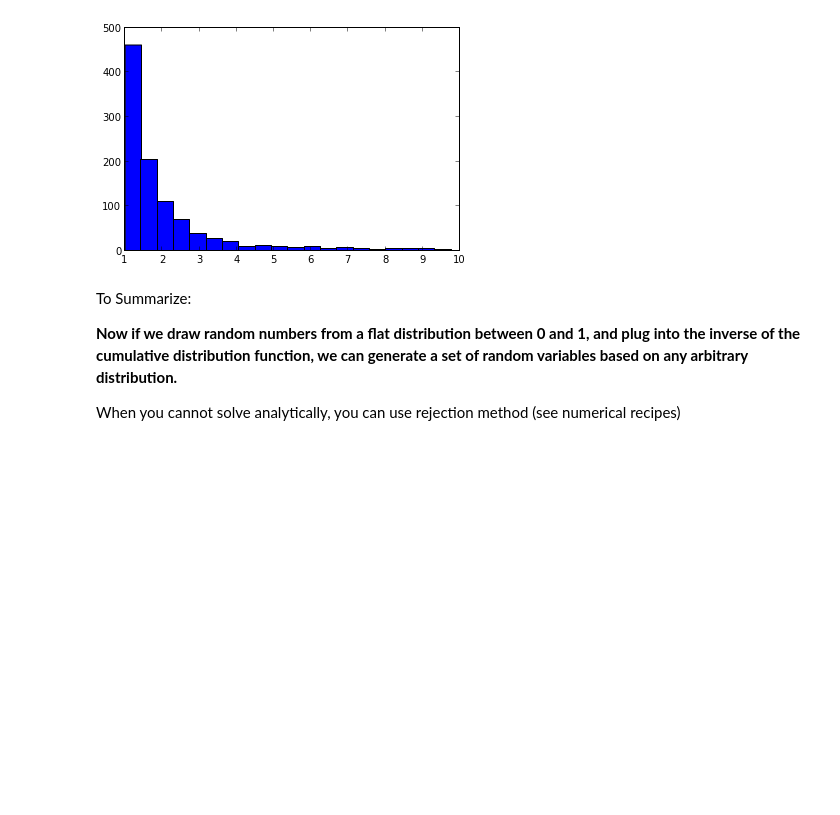
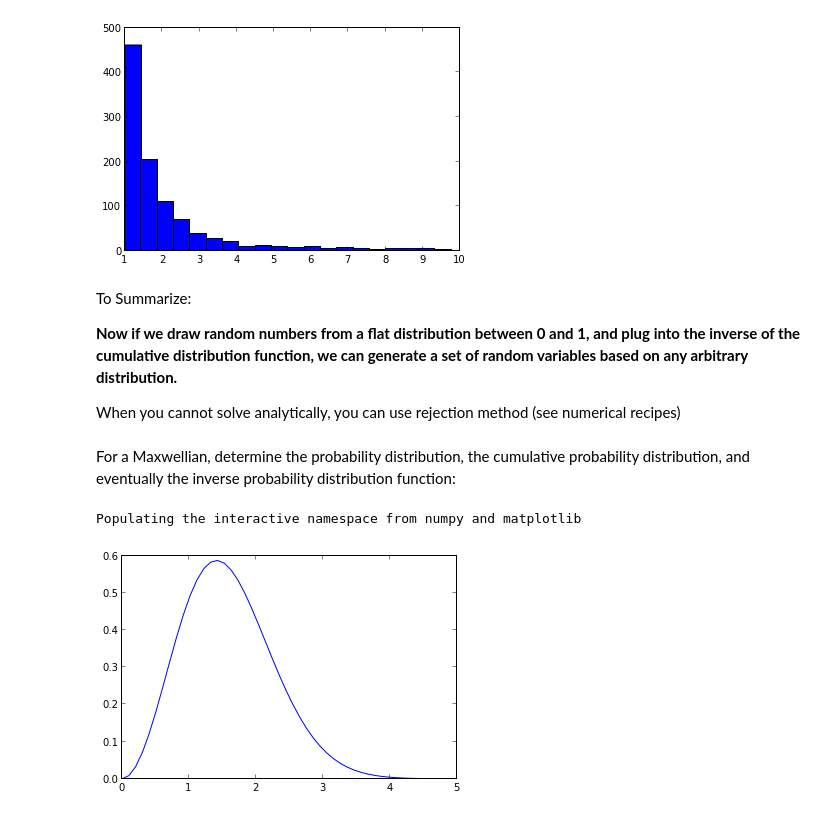
Before and after one commit to adrn/NYCastroML, a Jupyter notebook: Chapter3/3.4-3.7.ipynb, the cells around one changed output. Saved outputs shown, nothing was run; the diff lists cells and outputs as text; code cells hidden in the pictures; blank space fills up the shorter version.

```diff
--- a/Chapter3/3.4-3.7.ipynb
+++ b/Chapter3/3.4-3.7.ipynb
@@ -286,3 +286,21 @@ __Now if we draw random numbers from a flat distribution between 0 and 1, and pl
 
 
 When you cannot solve analytically, you can use rejection method (see numerical recipes)
+# %% [markdown]
+For a Maxwellian, determine the probability distribution, the cumulative probability distribution, and eventually the inverse probability distribution function:
+# %%
+%pylab inline
+import numpy as np
+from scipy.stats import maxwell
+import matplotlib.pyplot as plt
+
+
+numargs = maxwell.numargs
+[  ] = [0.9,] * numargs
+rv = maxwell()
+x = np.linspace(0, np.minimum(rv.dist.b, 5))
+h = plt.plot(x, rv.pdf(x))
+plt.show()
+# %% [output]
+Populating the interactive namespace from numpy and matplotlib
+[figure, added]
```
Also changed, not shown: parts of 4 cells of this notebook.
